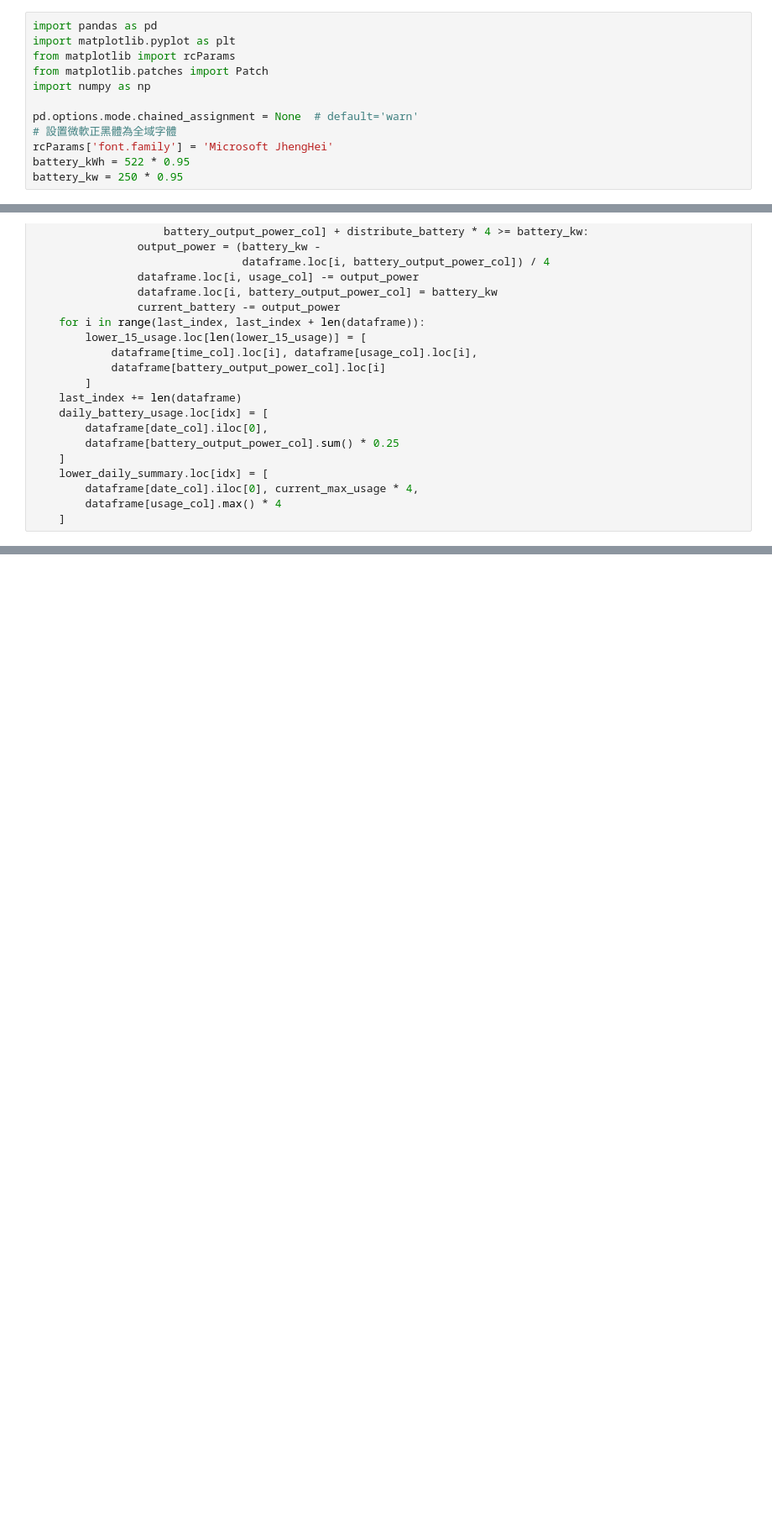
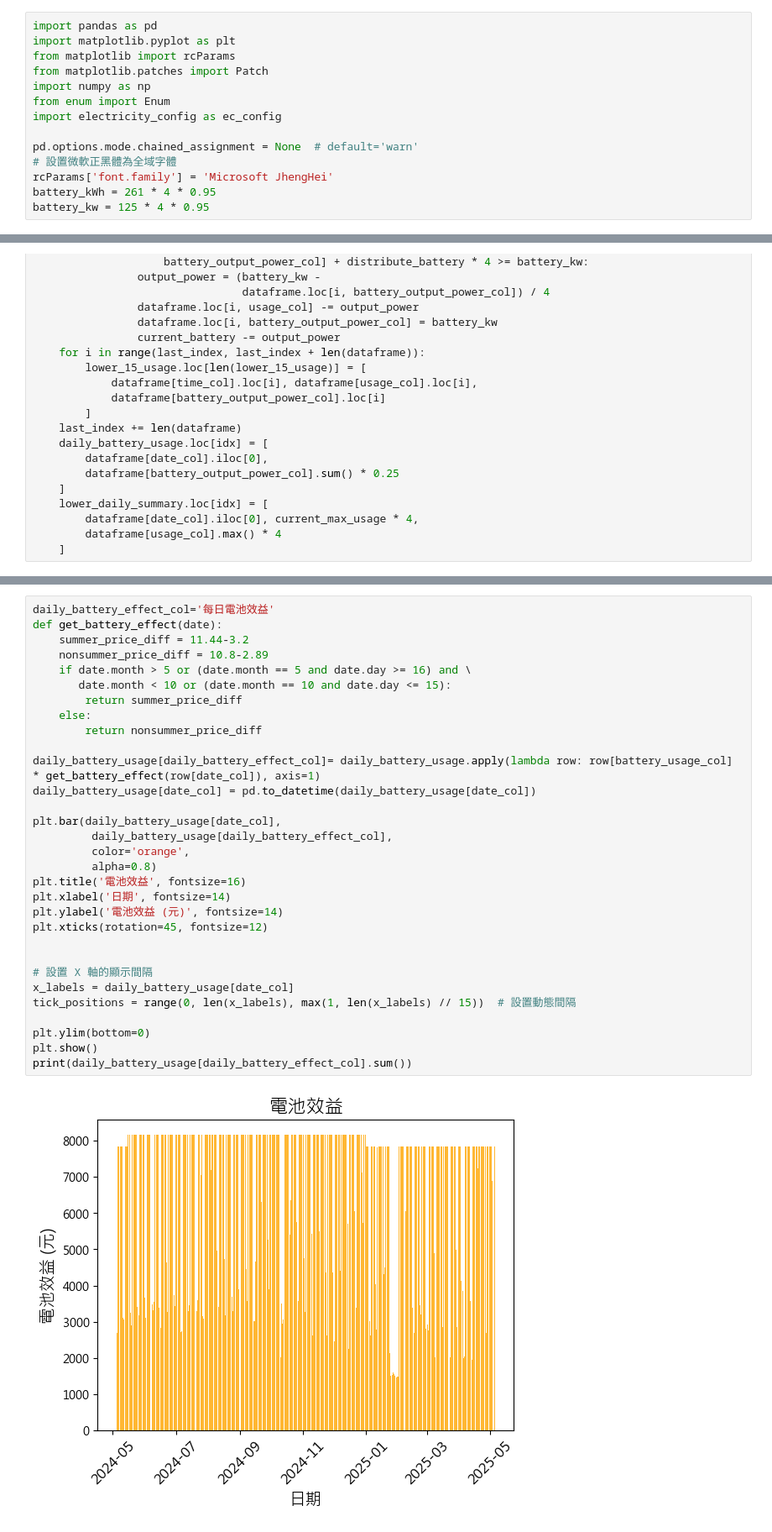
Before and after one commit to rdy1215/taipower-data-analyze, a Jupyter notebook: taipower-data-analyze.ipynb, the cells around one changed output, grey strips where cells are left out. Shown: that part at 84% size. Drawn from its saved outputs; the diff is of its cells as text; blank space fills up the shorter version.

```diff
--- a/taipower-data-analyze.ipynb
+++ b/taipower-data-analyze.ipynb
@@ -4,11 +4,13 @@ import matplotlib.pyplot as plt
 from matplotlib import rcParams
 from matplotlib.patches import Patch
 import numpy as np
+from enum import Enum
+import electricity_config as ec_config
 
 pd.options.mode.chained_assignment = None  # default='warn'
 # 設置微軟正黑體為全域字體
 rcParams['font.family'] = 'Microsoft JhengHei'
-battery_kWh = 522 * 0.95
-battery_kw = 250 * 0.95
+battery_kWh = 261 * 4 * 0.95
+battery_kw = 125 * 4 * 0.95
 # %%
 # 讀取 Excel 檔案
@@ -260,0 +303,33 @@ plt.show()
+# %%
+daily_battery_effect_col='每日電池效益'
+def get_battery_effect(date):
+    summer_price_diff = 11.44-3.2
+    nonsummer_price_diff = 10.8-2.89
+    if date.month > 5 or (date.month == 5 and date.day >= 16) and \
+       date.month < 10 or (date.month == 10 and date.day <= 15):
+        return summer_price_diff
+    else:
+        return nonsummer_price_diff
+
+daily_battery_usage[daily_battery_effect_col]= daily_battery_usage.apply(lambda row: row[battery_usage_col] * get_battery_effect(row[date_col]), axis=1)
+daily_battery_usage[date_col] = pd.to_datetime(daily_battery_usage[date_col])
+
+plt.bar(daily_battery_usage[date_col],
+         daily_battery_usage[daily_battery_effect_col],
+         color='orange',
+         alpha=0.8)
+plt.title('電池效益', fontsize=16)
+plt.xlabel('日期', fontsize=14)
+plt.ylabel('電池效益 (元)', fontsize=14)
+plt.xticks(rotation=45, fontsize=12)
+
+
+# 設置 X 軸的顯示間隔
+x_labels = daily_battery_usage[date_col]
+tick_positions = range(0, len(x_labels), max(1, len(x_labels) // 15))  # 設置動態間隔
+
+plt.ylim(bottom=0)
+plt.show()
+print(daily_battery_usage[daily_battery_effect_col].sum())
+# %% [output]
+[figure, added]
```
Also changed, not shown: parts of 4 cells of this notebook, 2 other files.
